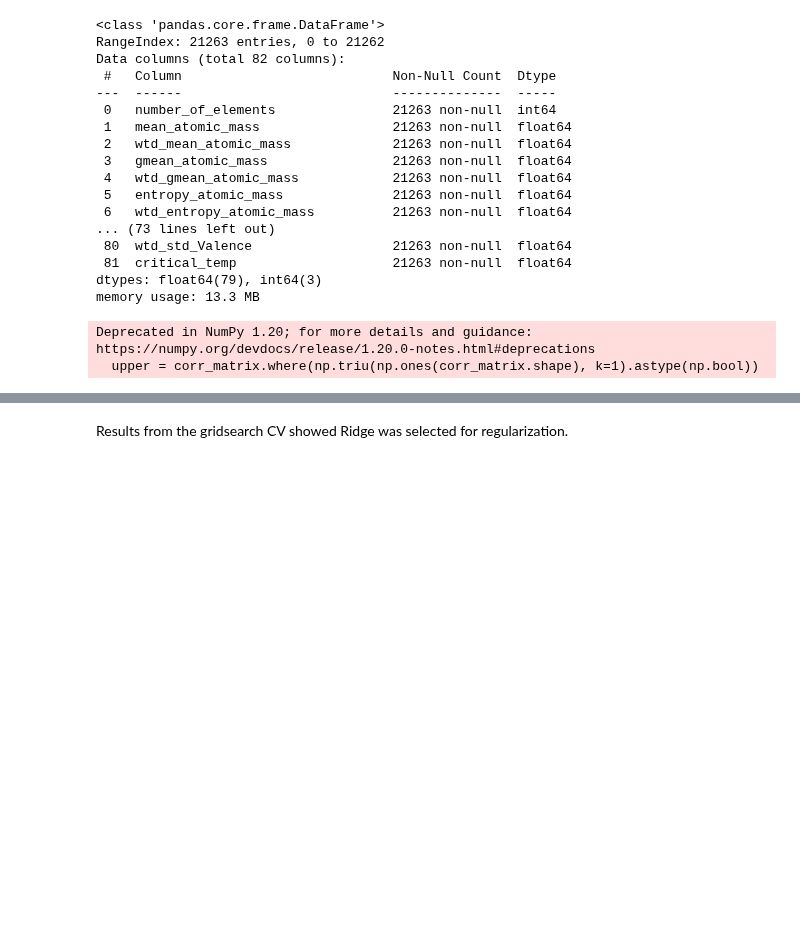
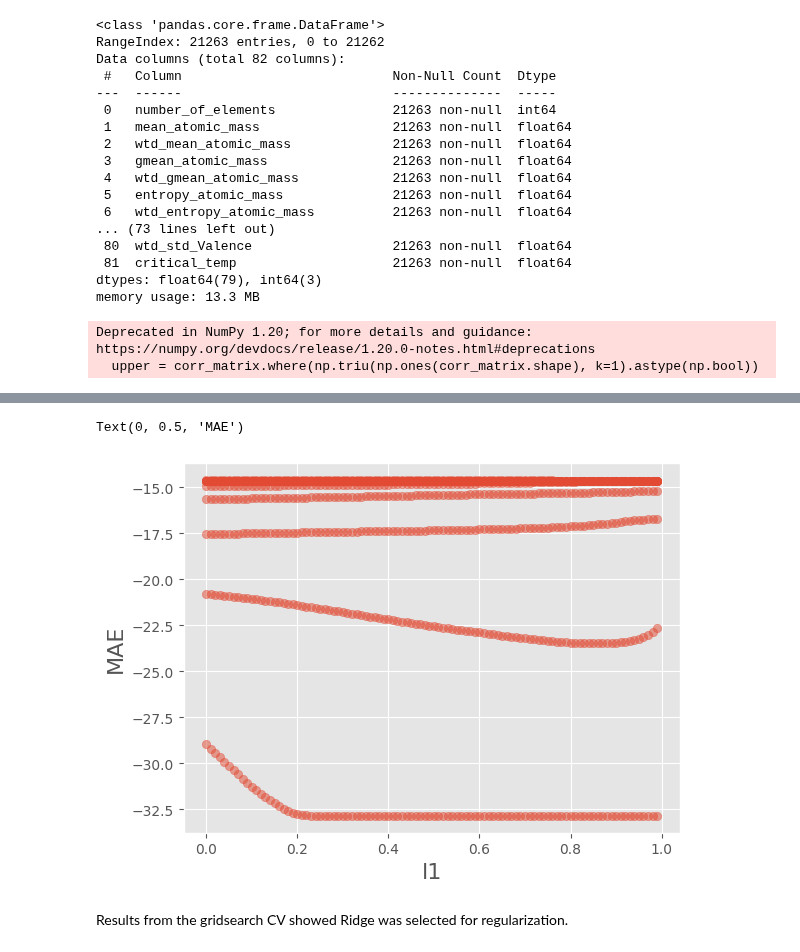
Before and after one commit to boneeyah/QTW, a Jupyter notebook: Case Study 1/Case_Study_1.ipynb, the cells around one changed output, grey strips where cells are left out. Drawn from its saved outputs; the diff is of its cells as text; code cells hidden in the pictures; blank space fills up the shorter version.

```diff
--- a/Case Study 1/Case_Study_1.ipynb
+++ b/Case Study 1/Case_Study_1.ipynb
@@ -112,3 +138,11 @@ Config: {'alpha': 0.1, 'l1_ratio': 0.74}
+# %%
+plt.style.use('ggplot')
+plt.scatter('l1_ratio', 'MAE', alpha=0.5, data=grid_results_table)
+plt.xlabel("l1", size=16)
+plt.ylabel("MAE", size=16)
+# %% [output]
+Text(0, 0.5, 'MAE')
+[figure, added]
 # %% [markdown]
 Results from the gridsearch CV showed Ridge was selected for regularization.
 # %%
```
Also changed, not shown: parts of 5 cells of this notebook.
